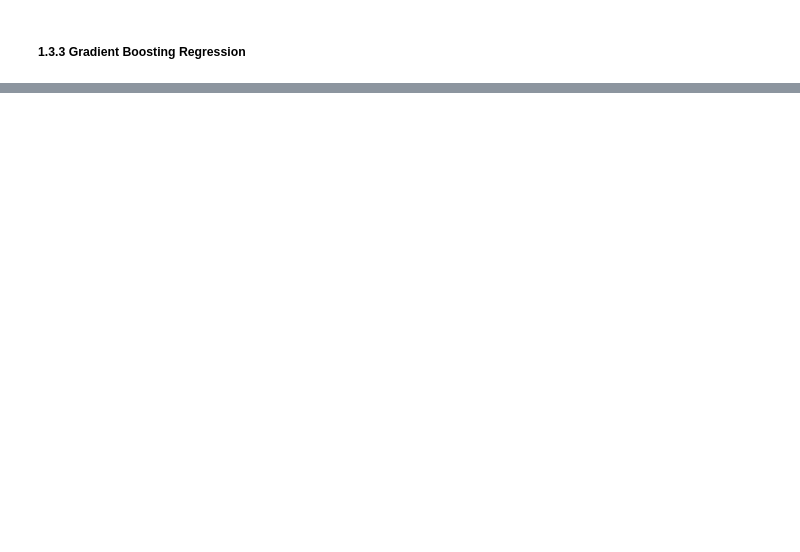
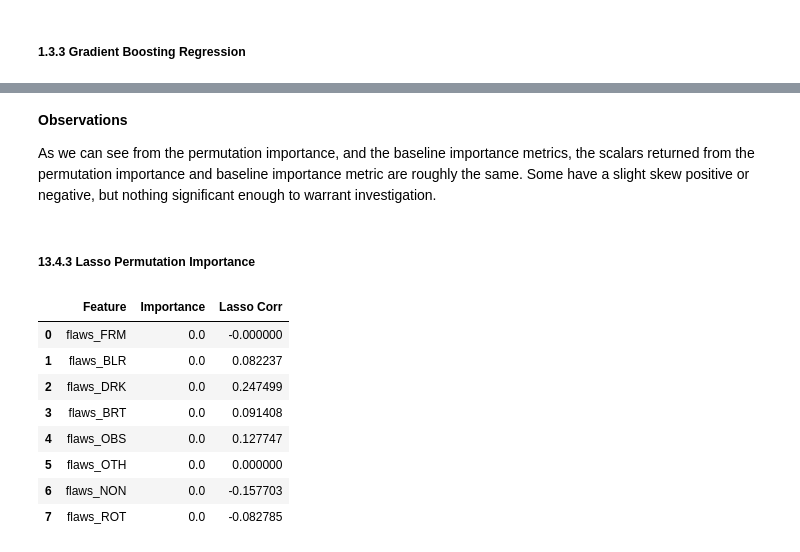
Before and after one commit to cthacker-udel/VizWizAnnotations, a Jupyter notebook: image_quality_issues.ipynb, the cells around one changed output, grey strips where cells are left out. Saved outputs shown, nothing was run; the diff lists cells and outputs as text; code cells hidden in the pictures; blank space fills up the shorter version.

```diff
--- a/image_quality_issues.ipynb
+++ b/image_quality_issues.ipynb
@@ -192,0 +281,27 @@ model_xgb = XGBRegressor()
+# %% [markdown]
+**Observations**
+
+As we can see from the permutation importance, and the baseline importance metrics, the scalars returned from the permutation importance and baseline importance metric are roughly the same. Some have a slight skew positive or negative, but nothing significant enough to warrant investigation.
+# %% [markdown]
+##### 13.4.3 Lasso Permutation Importance
+# %%
+lasso_perm = Lasso()
+lasso_perm.fit(data_df, target)
+
+result = permutation_importance(lasso_perm, test_df, target_test, n_repeats=10, random_state=42)
+
+feature_importance_lasso_perm = pd.DataFrame({ 'Feature': data_df.columns, 'Importance': result.importances_mean })
+
+feature_importance_lasso_perm['Lasso Corr'] = feature_importance_lasso['Coefficient']
+
+feature_importance_lasso_perm
+# %% [output]
+|  | Feature | Importance | Lasso Corr |
+| 0 | flaws_FRM | 0.0 | -0.000000 |
+| 1 | flaws_BLR | 0.0 | 0.082237 |
+| 2 | flaws_DRK | 0.0 | 0.247499 |
+| 3 | flaws_BRT | 0.0 | 0.091408 |
+| 4 | flaws_OBS | 0.0 | 0.127747 |
+| 5 | flaws_OTH | 0.0 | 0.000000 |
+| 6 | flaws_NON | 0.0 | -0.157703 |
+| 7 | flaws_ROT | 0.0 | -0.082785 |
```
Also changed, not shown: parts of 20 cells of this notebook.
